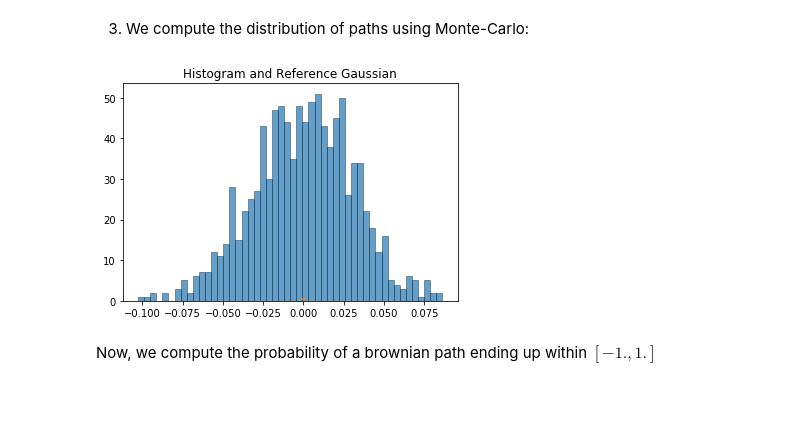
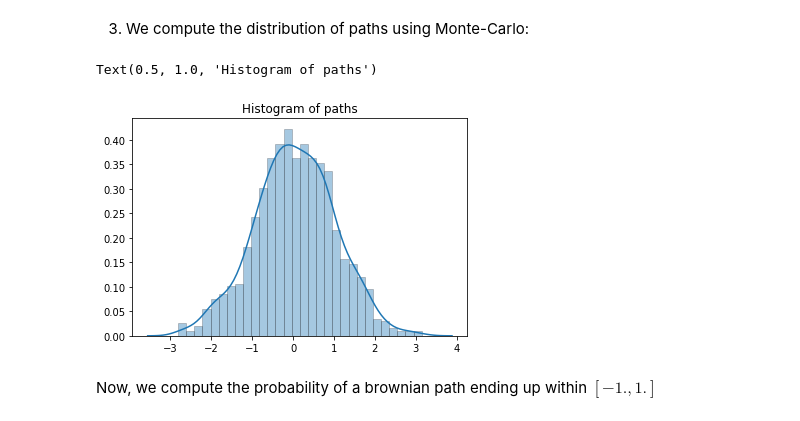
Before and after one commit to olokobayusuf/uncertainty-quant, a Jupyter notebook: stochastic_diff_eq.ipynb, the cells around one changed output. Cells and saved outputs as stored; diff of their text form; code cells hidden in the pictures.

```diff
--- a/stochastic_diff_eq.ipynb
+++ b/stochastic_diff_eq.ipynb
@@ -21,14 +21,15 @@ def euler_murayama_update (
 # %% [markdown]
 2. Second, we define the Brownian path by applying the EM scheme over $k$ timesteps with no forcing term:
 # %%
-from numpy import linspace
+from numpy import linspace, zeros
 
-def simulate_brownian_path (
+def simulate_brownian_paths (
+    num_paths,
     timescale=1e-3  # EM update timescale
 ):
     # Define useful state
     endtime = 1.
-    position = 0. # dirac delta
+    position = zeros(num_paths) # dirac delta
     forcing_term = lambda time, position: 0 # Pure brownian motion, so no forcing term
     timesteps = int(endtime / timescale)
     # Perform EM updates
@@ -38,30 +39,19 @@ def simulate_brownian_path (
     return position
 # %% [markdown]
 3. We compute the distribution of paths using Monte-Carlo:
-# %%
-%matplotlib inline
-
-from numpy import array
-from matplotlib import pyplot as plt
-from scipy.stats import norm
-
-# Compute paths
-NUM_PATHS = 1000
-paths = array([simulate_brownian_path(timescale=1e-3) for i in range(NUM_PATHS)])
-
-# Compute reference Gaussian for comparison
-#x = linspace(-1e-3, 1e-3, 100)
-#gaussian = norm.pdf(x)
-
-# Plot histogram and reference Gaussian
-plt.hist(paths, bins=50, alpha=.7, edgecolor="black", linewidth=.5)
-plt.plot(x, gaussian)
-plt.title("Histogram and Reference Gaussian")
-plt.show()
-
-# INCOMPLETE # Variance should be 1.
-# %% [output]
-[figure, removed]
+# %%
+%matplotlib inline
+
+from seaborn import distplot
+
+# Compute paths
+paths = simulate_brownian_paths(num_paths=1000, timescale=1e-3)
+
+# Plot histogram
+distplot(paths, bins=30, kde=True, hist_kws={ "alpha":.4, "edgecolor": "black", "linewidth":.5 }).set_title("Histogram of paths")
+# %% [output]
+Text(0.5, 1.0, 'Histogram of paths')
+[figure, added]
 # %% [markdown]
 Now, we compute the probability of a brownian path ending up within $[-1., 1.]$
 # %%
```
Also changed, not shown: parts of 4 cells of this notebook, 1 other file.
